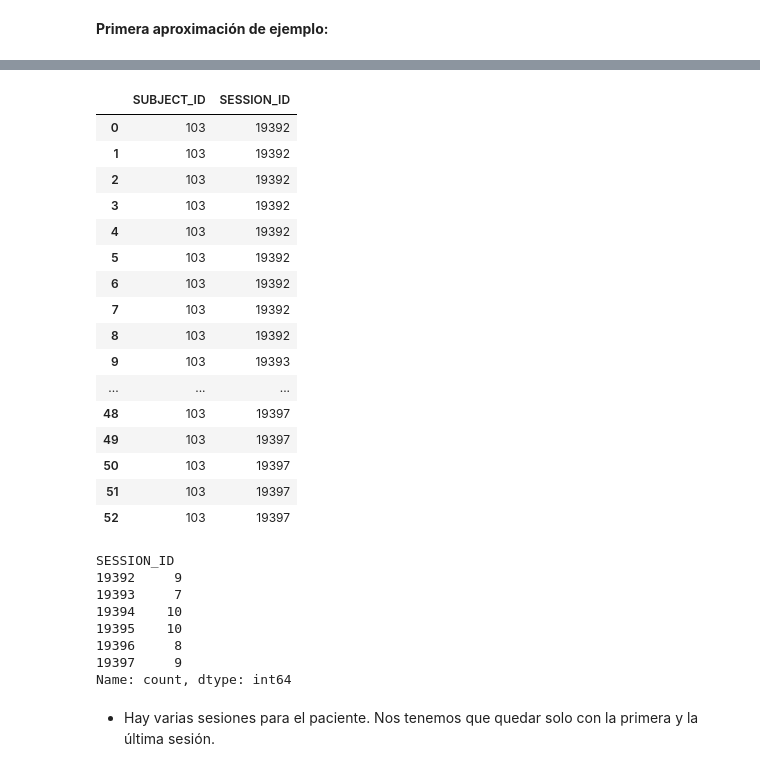
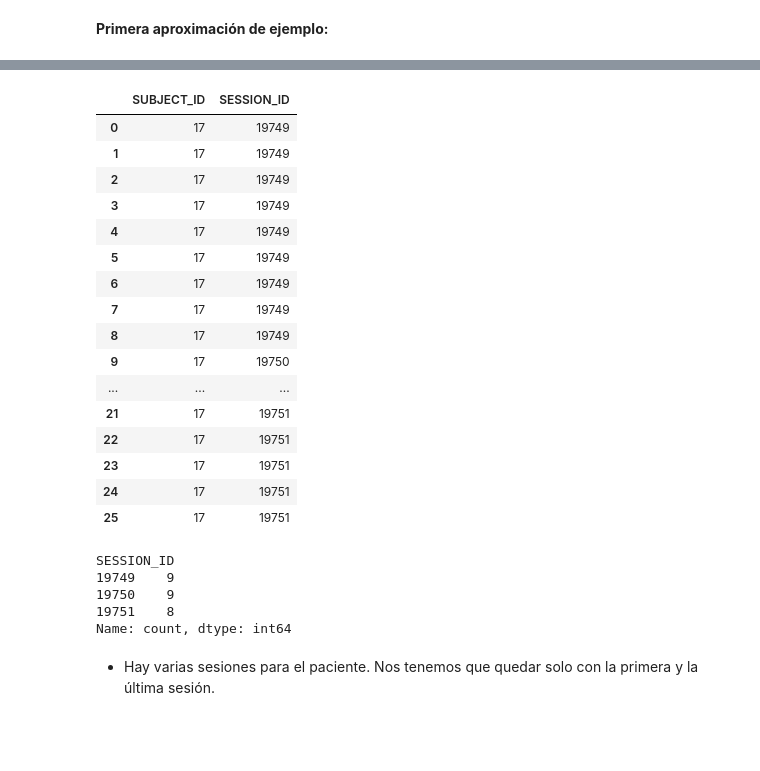
Before and after one commit to bernatsort/Therapy-Progress-Gait-Prediction, a Jupyter notebook: code.ipynb, the cells around one changed output, grey strips where cells are left out. Cells and saved outputs as stored; diff of their text form; code cells hidden in the pictures; blank space fills up the shorter version.

```diff
--- a/code.ipynb
+++ b/code.ipynb
@@ -1097,8 +1089,9 @@ Nos quedamos sólo con la primera y la última sesión por paciente.
 **Primera aproximación de ejemplo:**
 # %%
 # HC
-GROUP_DATA_FOLDER = os.path.join(DATA_ROOT, 'HC_data')
-GRF_COP_AP_PRO_left_train_HC = pd.read_csv(os.path.join(GROUP_DATA_FOLDER, 'GRF_COP_AP_PRO_left_train_HC.csv'))
+GROUP_DATA_TRAIN_FOLDER = os.path.join(DATA_ROOT, 'groups_data_train')
+GROUP_DATA_TRAIN_SUBFOLDER = os.path.join(GROUP_DATA_TRAIN_FOLDER,  'HC_data')
+GRF_COP_AP_PRO_left_train_HC = pd.read_csv(os.path.join(GROUP_DATA_TRAIN_SUBFOLDER, 'GRF_COP_AP_PRO_left_train_HC.csv'))
 # %%
 GRF_COP_AP_PRO_left_train_HC
 # %% [output]
@@ -1118,34 +1111,31 @@ GRF_COP_AP_PRO_left_train_HC
 # %%
-GRF_COP_AP_PRO_left_train_HC[GRF_COP_AP_PRO_left_train_HC['SUBJECT_ID']==103][['SUBJECT_ID','SESSION_ID']]
+GRF_COP_AP_PRO_left_train_HC[GRF_COP_AP_PRO_left_train_HC['SUBJECT_ID']==17][['SUBJECT_ID','SESSION_ID']]
 # %% [output]
 |  | SUBJECT_ID | SESSION_ID |
-| 0 | 103 | 19392 |
-| 1 | 103 | 19392 |
-| 2 | 103 | 19392 |
-| 3 | 103 | 19392 |
-| 4 | 103 | 19392 |
-| 5 | 103 | 19392 |
-| 6 | 103 | 19392 |
-| 7 | 103 | 19392 |
-| 8 | 103 | 19392 |
-| 9 | 103 | 19393 |
+| 0 | 17 | 19749 |
+| 1 | 17 | 19749 |
+| 2 | 17 | 19749 |
+| 3 | 17 | 19749 |
+| 4 | 17 | 19749 |
+| 5 | 17 | 19749 |
+| 6 | 17 | 19749 |
+| 7 | 17 | 19749 |
+| 8 | 17 | 19749 |
+| 9 | 17 | 19750 |
 | ... | ... | ... |
-| 48 | 103 | 19397 |
-| 49 | 103 | 19397 |
-| 50 | 103 | 19397 |
-| 51 | 103 | 19397 |
-| 52 | 103 | 19397 |
+| 21 | 17 | 19751 |
+| 22 | 17 | 19751 |
+| 23 | 17 | 19751 |
+| 24 | 17 | 19751 |
+| 25 | 17 | 19751 |
 # %%
 # Count how many sessions in patient 103
-GRF_COP_AP_PRO_left_train_HC[GRF_COP_AP_PRO_left_train_HC['SUBJECT_ID']==103]['SESSION_ID'].value_counts().sort_index()
+GRF_COP_AP_PRO_left_train_HC[GRF_COP_AP_PRO_left_train_HC['SUBJECT_ID']==17]['SESSION_ID'].value_counts().sort_index()
 # %% [output]
 SESSION_ID
-19392     9
-19393     7
-19394    10
-19395    10
-19396     8
-19397     9
+19749    9
+19750    9
+19751    8
 Name: count, dtype: int64
 # %% [markdown]
 - Hay varias sesiones para el paciente. Nos tenemos que quedar solo con la primera y la última sesión.
```
Also changed, not shown: parts of 10 cells of this notebook.
